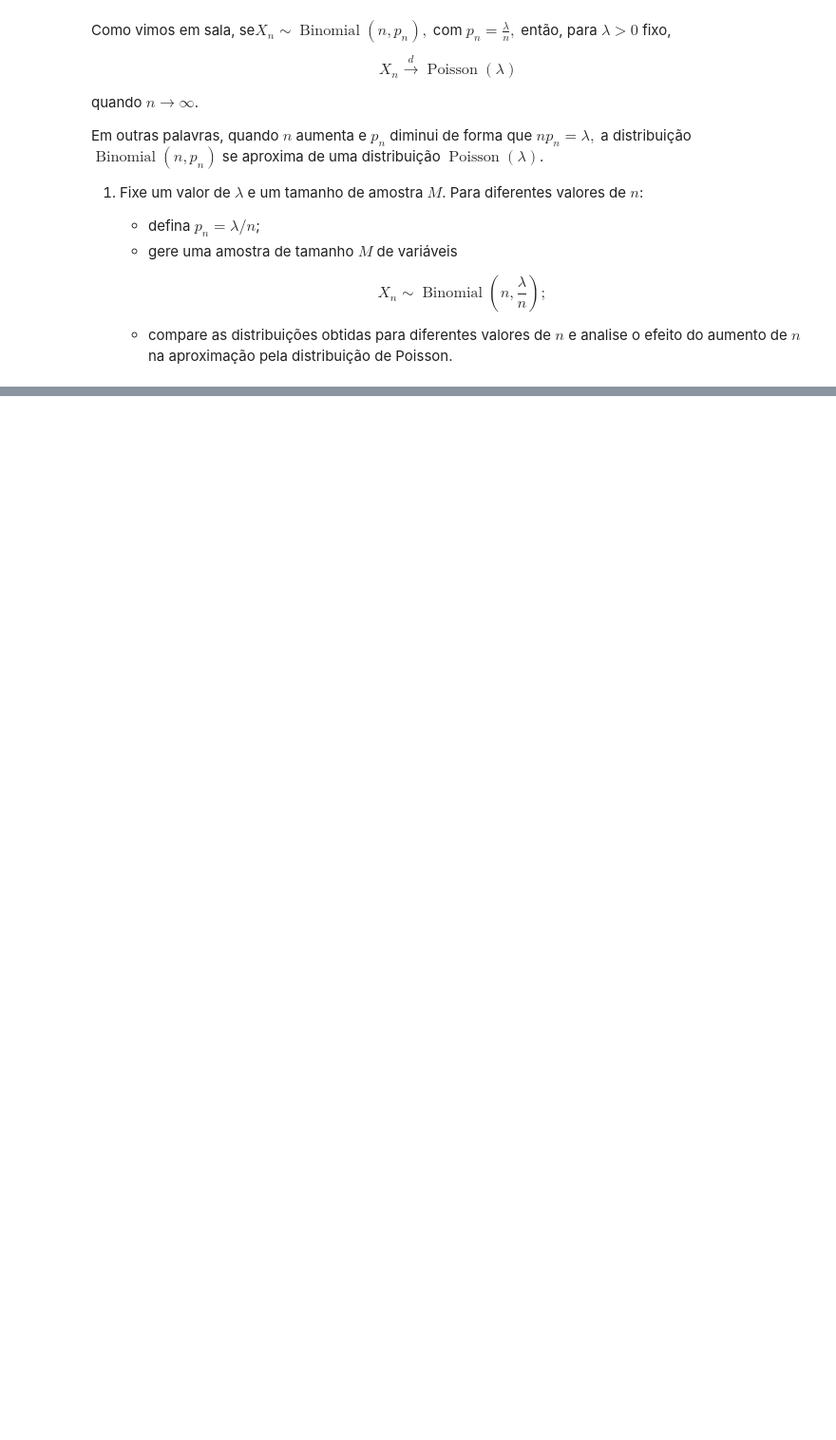
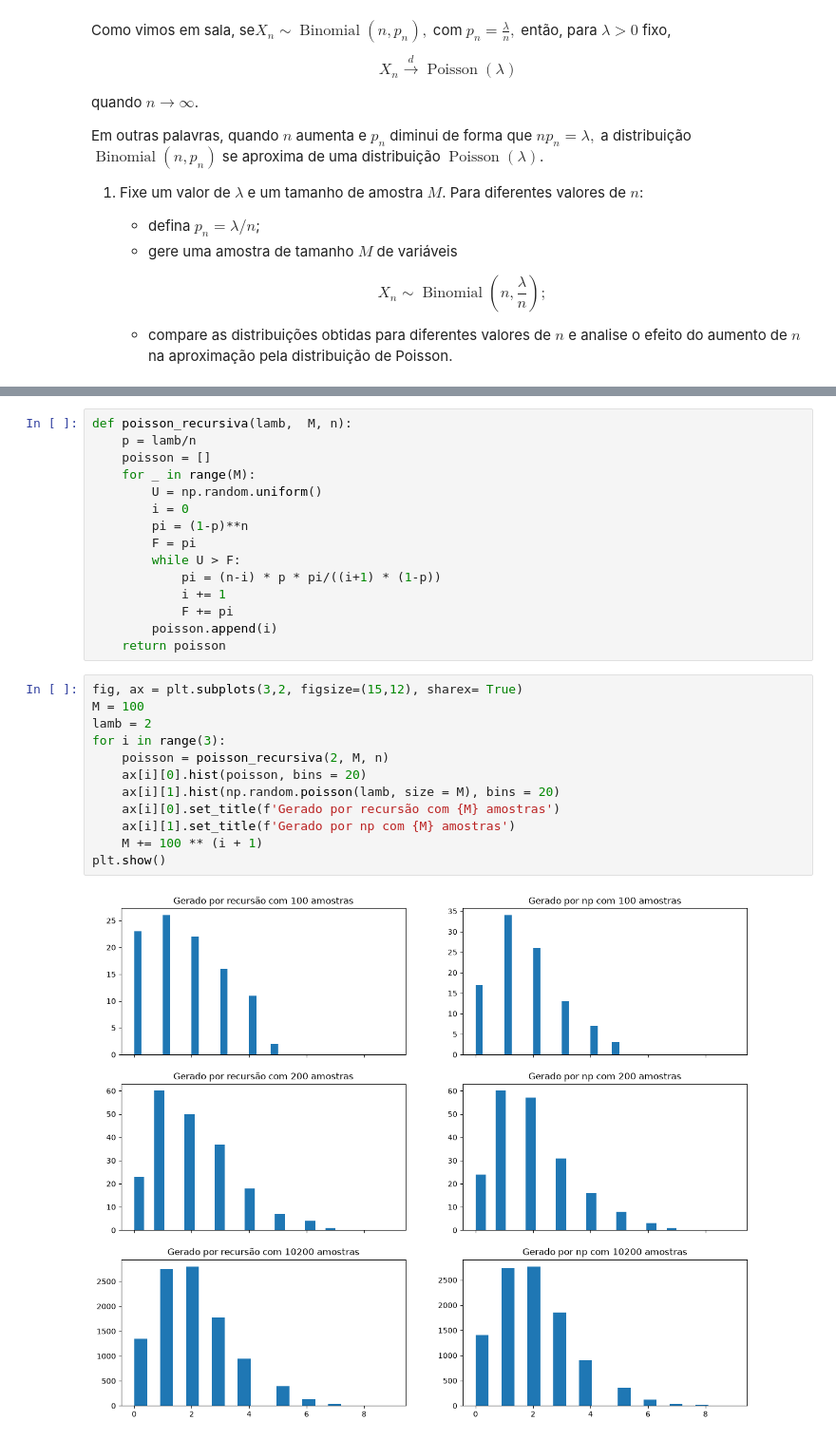
Before and after one commit to mauriciocelini/Programacao-Estatistica, a Jupyter notebook: Labs/Lab4.ipynb, the cells around one changed output, grey strips where cells are left out. Shown at 95% size. Drawn from its saved outputs; the diff is of its cells as text; blank space fills up the shorter version.

```diff
--- a/Labs/Lab4.ipynb
+++ b/Labs/Lab4.ipynb
@@ -193,0 +207,29 @@ Em outras palavras, quando $n$ aumenta e $p_n$ diminui de forma que $np_n = \lam
+# %%
+def poisson_recursiva(lamb,  M, n):
+    p = lamb/n
+    poisson = []
+    for _ in range(M):
+        U = np.random.uniform()
+        i = 0
+        pi = (1-p)**n
+        F = pi
+        while U > F:
+            pi = (n-i) * p * pi/((i+1) * (1-p))
+            i += 1
+            F += pi
+        poisson.append(i)
+    return poisson
+# %%
+fig, ax = plt.subplots(3,2, figsize=(15,12), sharex= True)
+M = 100
+lamb = 2
+for i in range(3):
+    poisson = poisson_recursiva(2, M, n)
+    ax[i][0].hist(poisson, bins = 20)
+    ax[i][1].hist(np.random.poisson(lamb, size = M), bins = 20)
+    ax[i][0].set_title(f'Gerado por recursão com {M} amostras')
+    ax[i][1].set_title(f'Gerado por np com {M} amostras')
+    M += 100 ** (i + 1)
+plt.show()
+# %% [output]
+[figure, added]
```
Also changed, not shown: parts of 12 cells of this notebook.
